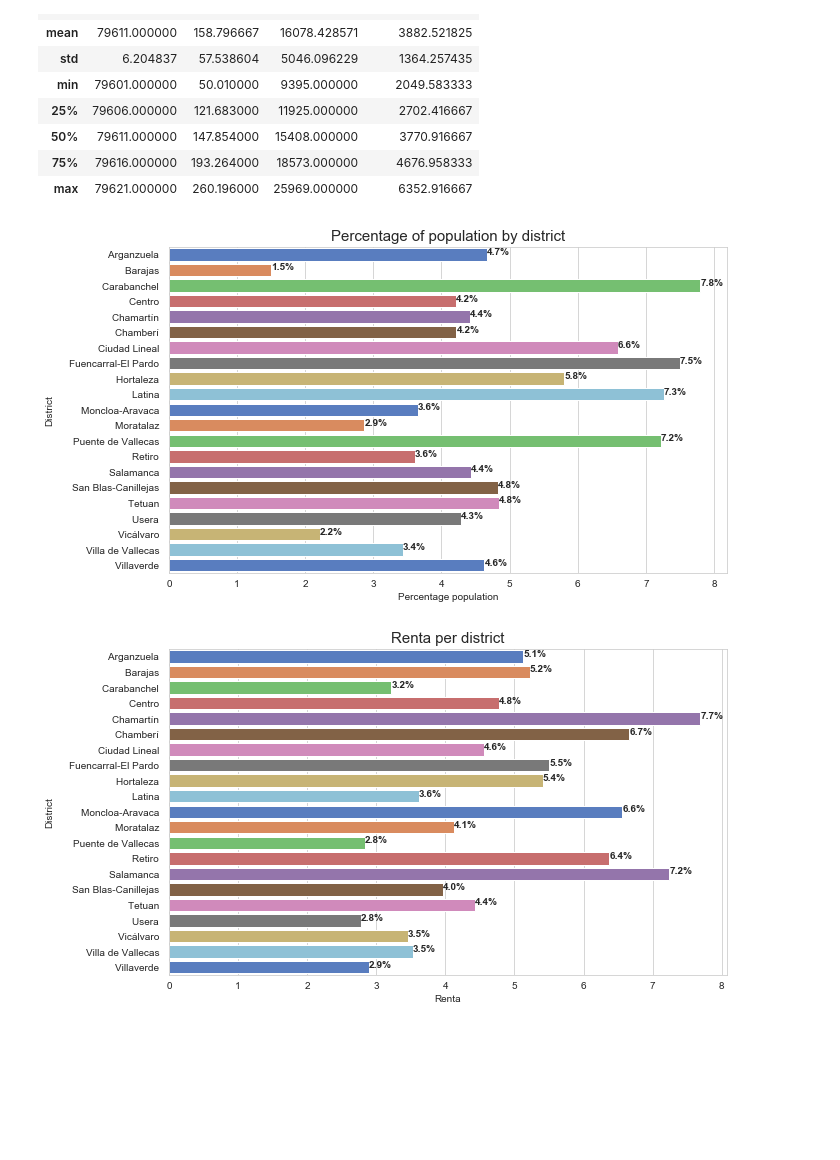
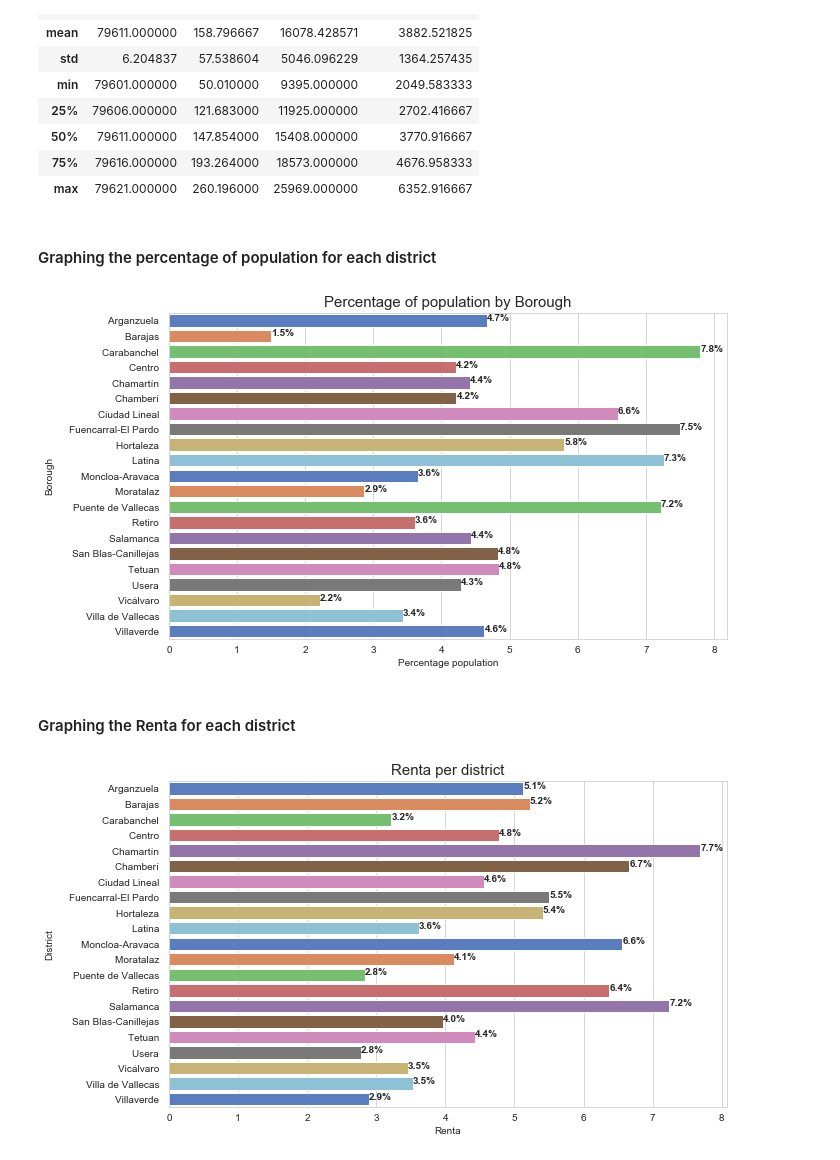
Before and after one commit to LourdesRodriguez/Applied_Data_Science_Capstone, a Jupyter notebook: 20201225_TheBattleofNeighborhoods.ipynb, the cells around one changed output. Cells and saved outputs as stored; diff of their text form; code cells hidden in the pictures; blank space fills up the shorter version.

```diff
--- a/20201225_TheBattleofNeighborhoods.ipynb
+++ b/20201225_TheBattleofNeighborhoods.ipynb
@@ -282,3 +277,5 @@ md2.describe()
+# %% [markdown]
+#### Graphing the percentage of population for each district
 # %%
 data = md2.groupby('Borough')['Population'].sum()
 # %%
@@ -286,16 +283,18 @@ data_per = data.groupby('Borough').agg(percentage =('Population', lambda p: p.su
 # %%
 
 sns.set_style("whitegrid")
 bar,ax = plt.subplots(figsize=(10,6))
 ax = sns.barplot(x="percentage", y=data_per.index, data=data_per, ci=None, palette="muted",orient='h' )
-ax.set_title("Percentage of population by district", fontsize=15)
+ax.set_title("Percentage of population by Borough", fontsize=15)
 ax.set_xlabel ("Percentage population")
-ax.set_ylabel ("District")
+ax.set_ylabel ("Borough")
 for rect in ax.patches:
     ax.text (rect.get_width(), rect.get_y() + rect.get_height() / 2,"%.1f%%"% rect.get_width(), weight='bold' )
 bar.savefig("Seaborn_Bar_Vertical.png");
 # %% [output]
-[figure, old version]
+[figure, new version]
+# %% [markdown]
+#### Graphing the Renta for each district
 # %%
 data2 = md2.groupby('Borough')['RentaINE'].sum()
 data_per2 = data2.groupby('Borough').agg(percentage =('RentaINE', lambda p: p.sum() / data2.sum() * 100)).round(2)
```
Also changed, not shown: parts of 22 cells of this notebook.
